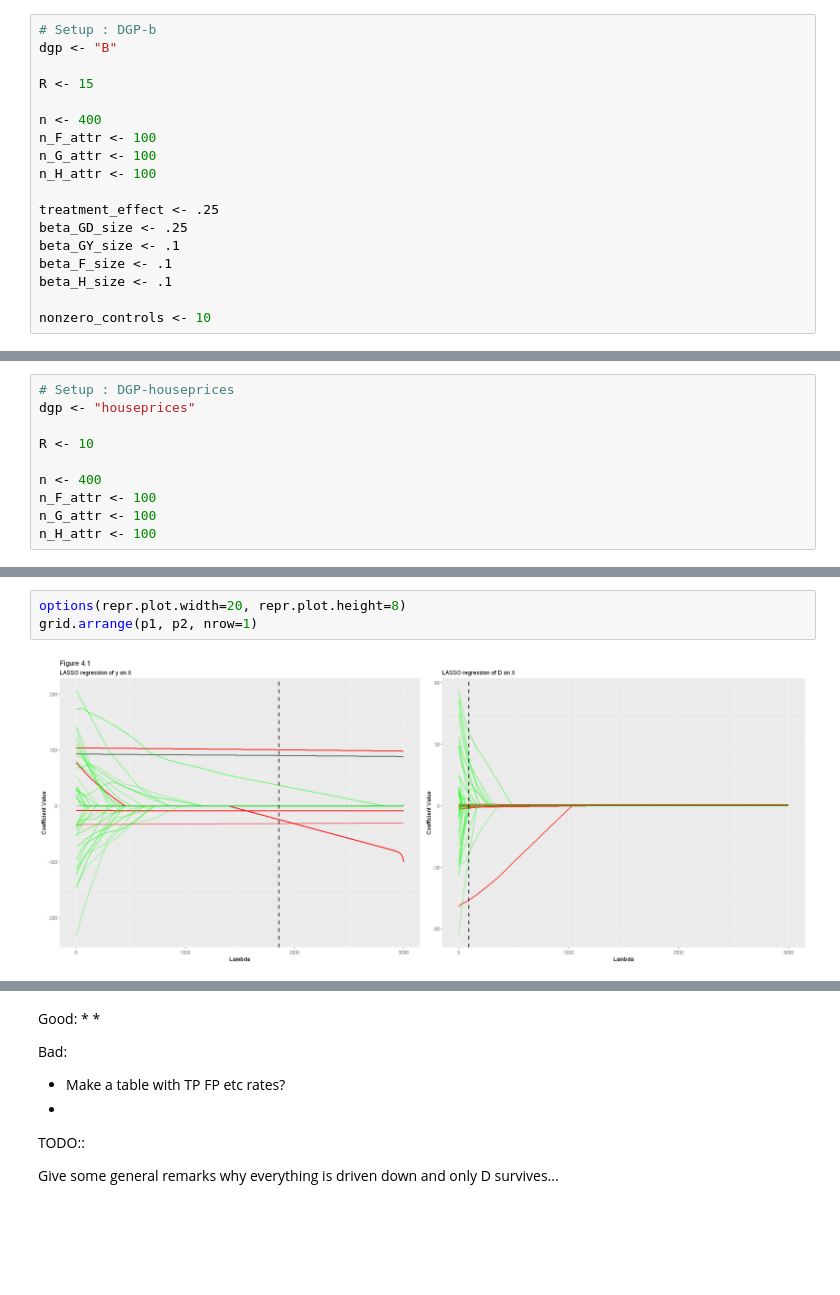
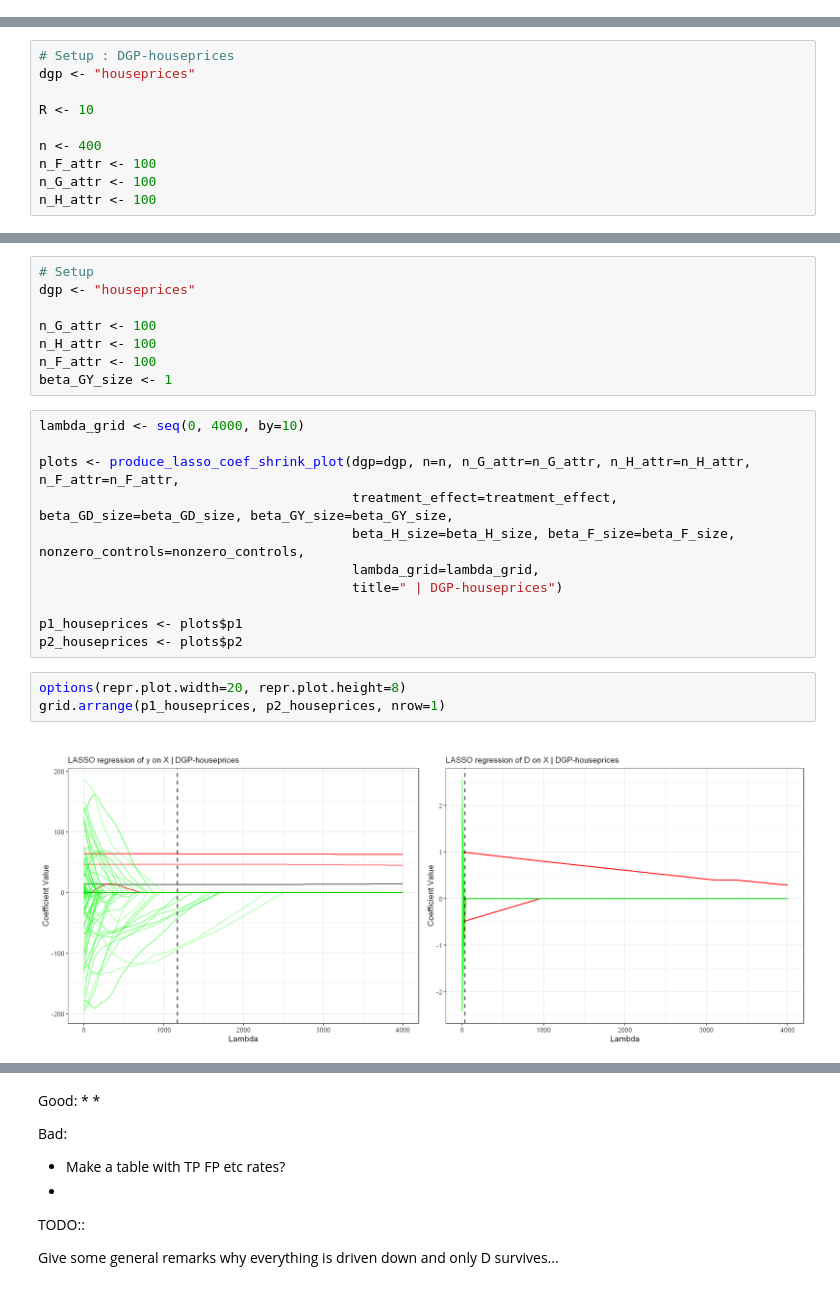
Before and after one commit to maxschae/compstat-project, a Jupyter notebook: CompStat_Project_Max_Schäfer.ipynb, the cells around one changed output, grey strips where cells are left out. Cells and saved outputs as stored; diff of their text form; blank space fills up the shorter version.

Commit message:
Focus on dgp-houseprices (I)

```diff
--- a/CompStat_Project_Max_Schäfer.ipynb
+++ b/CompStat_Project_Max_Schäfer.ipynb
@@ -761,18 +753,0 @@ set.seed(12345)
-# %%
-# Setup : DGP-b
-dgp <- "B"
-
-R <- 15
-
-n <- 400
-n_F_attr <- 100
-n_G_attr <- 100
-n_H_attr <- 100
-
-treatment_effect <- .25
-beta_GD_size <- .25
-beta_GY_size <- .1
-beta_F_size <- .1
-beta_H_size <- .1
-
-nonzero_controls <- 10
@@ -1029,5 +816,24 @@ p2 <- lasso_coef_shrink_plot(df=df, lambda_min=lambda_min_two, title="LASSO regr
+# %%
+# Setup
+dgp <- "houseprices"
+
+n_G_attr <- 100
+n_H_attr <- 100
+n_F_attr <- 100
+beta_GY_size <- 1
+# %%
+lambda_grid <- seq(0, 4000, by=10)
+
+plots <- produce_lasso_coef_shrink_plot(dgp=dgp, n=n, n_G_attr=n_G_attr, n_H_attr=n_H_attr, n_F_attr=n_F_attr,
+                                        treatment_effect=treatment_effect, beta_GD_size=beta_GD_size, beta_GY_size=beta_GY_size,
+                                        beta_H_size=beta_H_size, beta_F_size=beta_F_size, nonzero_controls=nonzero_controls,
+                                        lambda_grid=lambda_grid,
+                                        title=" | DGP-houseprices")
+
+p1_houseprices <- plots$p1
+p2_houseprices <- plots$p2
 # %%
 options(repr.plot.width=20, repr.plot.height=8)
-grid.arrange(p1, p2, nrow=1)
+grid.arrange(p1_houseprices, p2_houseprices, nrow=1)
 # %% [output]
-[figure, old version]
+[figure, new version]
```
Also changed, not shown: parts of 45 cells of this notebook, 4 other files.
